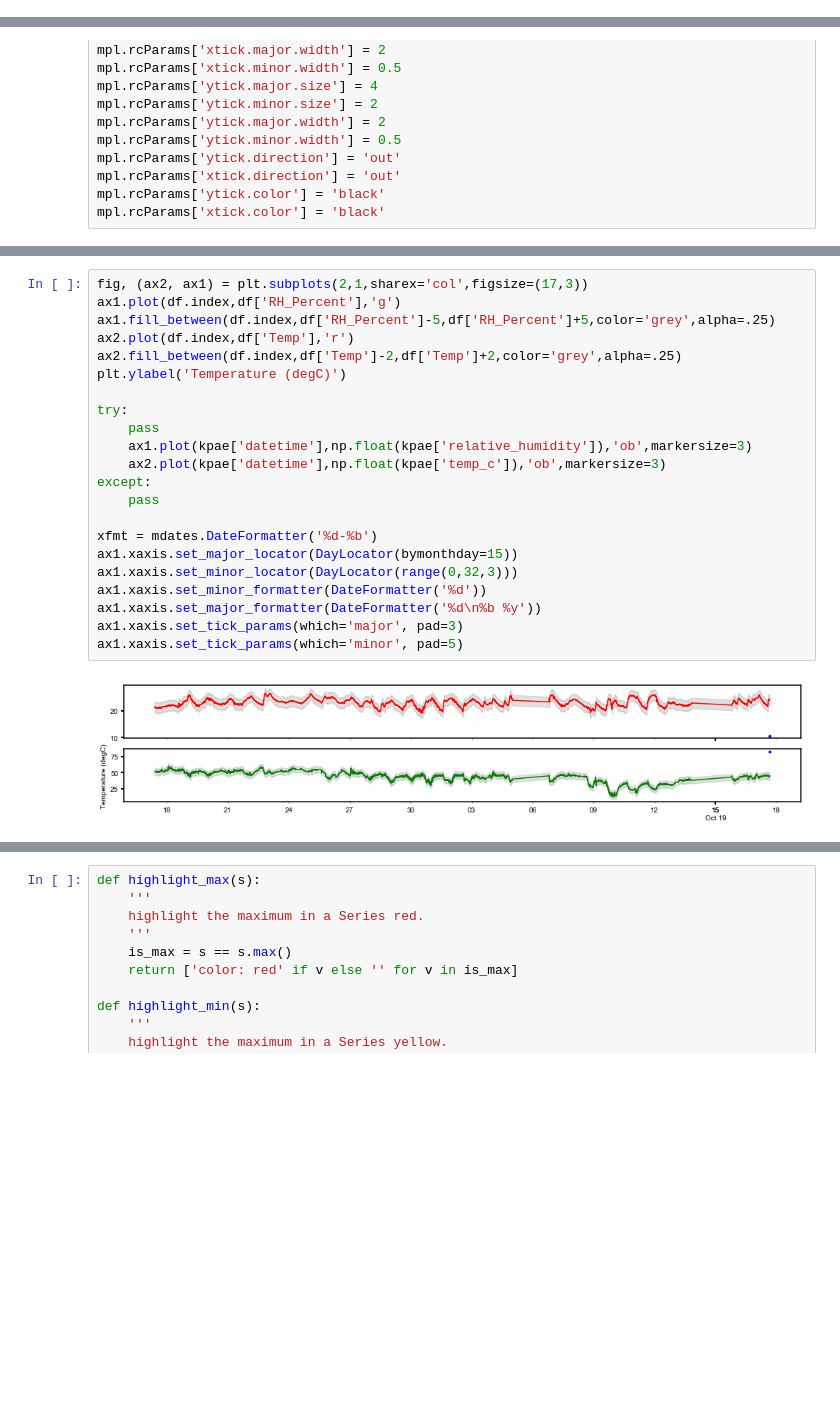
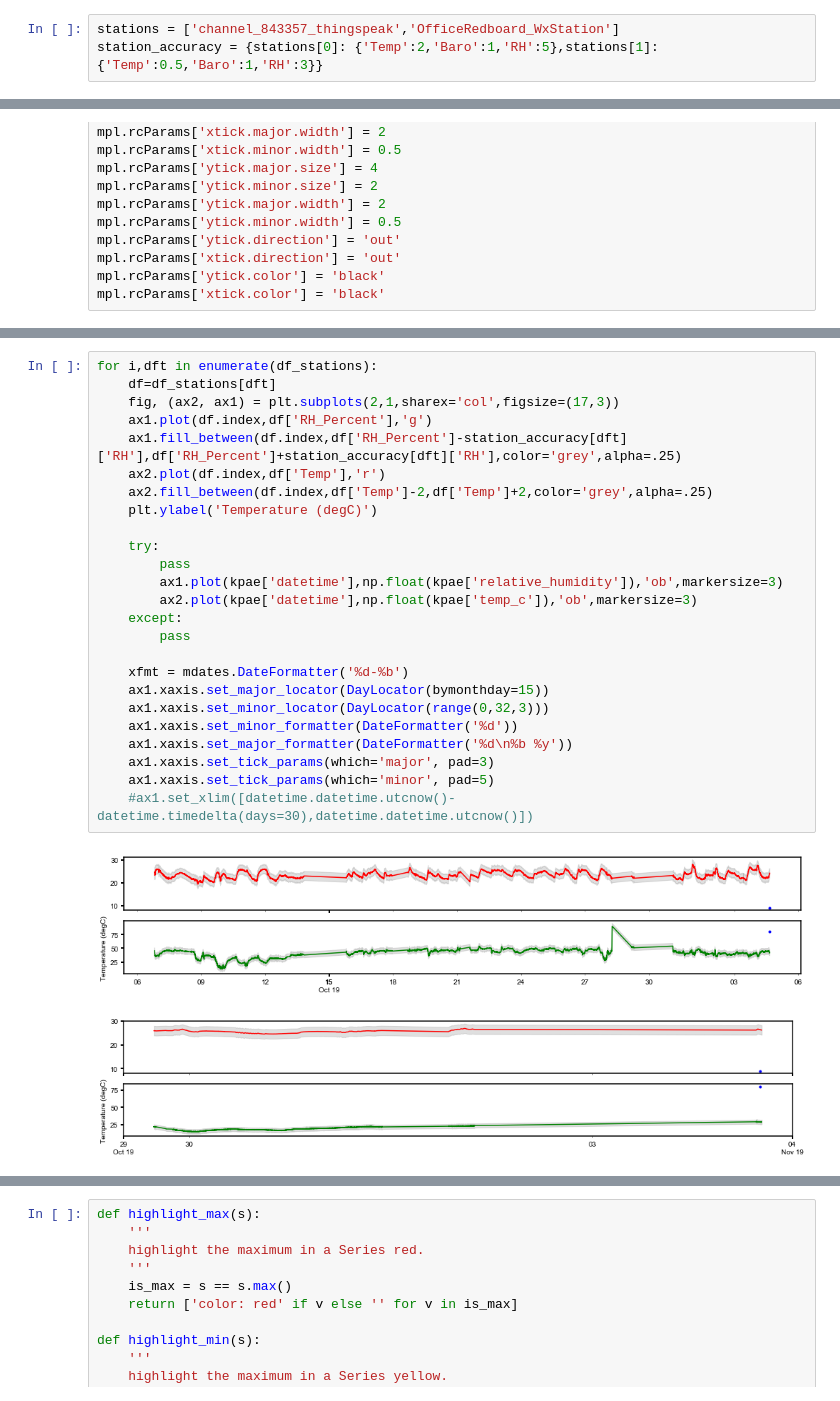
Before and after one commit to NOAA-PMEL/EcoFOCI_Jupyter_Notebooks, a Jupyter notebook: ThingSpeak_Wx/ArduinoTest.ipynb, the cells around one changed output, grey strips where cells are left out. Drawn from its saved outputs; the diff is of its cells as text; blank space fills up the shorter version.

```diff
--- a/ThingSpeak_Wx/ArduinoTest.ipynb
+++ b/ThingSpeak_Wx/ArduinoTest.ipynb
@@ -23,3 +32,6 @@ Last run 2019-10-17 09:38:21.857964
+# %%
+stations = ['channel_843357_thingspeak','OfficeRedboard_WxStation']
+station_accuracy = {stations[0]: {'Temp':2,'Baro':1,'RH':5},stations[1]: {'Temp':0.5,'Baro':1,'RH':3}}
 # %%
 from erddapy import ERDDAP
 import pandas as pd
@@ -179,25 +205,29 @@ Average difference between two sensors for last two days: -0.48468132687290166
 # %%
-fig, (ax2, ax1) = plt.subplots(2,1,sharex='col',figsize=(17,3))
-ax1.plot(df.index,df['RH_Percent'],'g')
-ax1.fill_between(df.index,df['RH_Percent']-5,df['RH_Percent']+5,color='grey',alpha=.25)
-ax2.plot(df.index,df['Temp'],'r')
-ax2.fill_between(df.index,df['Temp']-2,df['Temp']+2,color='grey',alpha=.25)
-plt.ylabel('Temperature (degC)')
+for i,dft in enumerate(df_stations):
+    df=df_stations[dft]
+    fig, (ax2, ax1) = plt.subplots(2,1,sharex='col',figsize=(17,3))
+    ax1.plot(df.index,df['RH_Percent'],'g')
+    ax1.fill_between(df.index,df['RH_Percent']-station_accuracy[dft]['RH'],df['RH_Percent']+station_accuracy[dft]['RH'],color='grey',alpha=.25)
+    ax2.plot(df.index,df['Temp'],'r')
+    ax2.fill_between(df.index,df['Temp']-2,df['Temp']+2,color='grey',alpha=.25)
+    plt.ylabel('Temperature (degC)')
 
-try:
-    pass
-    ax1.plot(kpae['datetime'],np.float(kpae['relative_humidity']),'ob',markersize=3)
-    ax2.plot(kpae['datetime'],np.float(kpae['temp_c']),'ob',markersize=3)
-except:
-    pass
+    try:
+        pass
+        ax1.plot(kpae['datetime'],np.float(kpae['relative_humidity']),'ob',markersize=3)
+        ax2.plot(kpae['datetime'],np.float(kpae['temp_c']),'ob',markersize=3)
+    except:
+        pass
 
-xfmt = mdates.DateFormatter('%d-%b')
-ax1.xaxis.set_major_locator(DayLocator(bymonthday=15))
-ax1.xaxis.set_minor_locator(DayLocator(range(0,32,3)))
-ax1.xaxis.set_minor_formatter(DateFormatter('%d'))
-ax1.xaxis.set_major_formatter(DateFormatter('%d\n%b %y'))
-ax1.xaxis.set_tick_params(which='major', pad=3)
-ax1.xaxis.set_tick_params(which='minor', pad=5)
+    xfmt = mdates.DateFormatter('%d-%b')
+    ax1.xaxis.set_major_locator(DayLocator(bymonthday=15))
+    ax1.xaxis.set_minor_locator(DayLocator(range(0,32,3)))
+    ax1.xaxis.set_minor_formatter(DateFormatter('%d'))
+    ax1.xaxis.set_major_formatter(DateFormatter('%d\n%b %y'))
+    ax1.xaxis.set_tick_params(which='major', pad=3)
+    ax1.xaxis.set_tick_params(which='minor', pad=5)
+    #ax1.set_xlim([datetime.datetime.utcnow()-datetime.timedelta(days=30),datetime.datetime.utcnow()])
 # %% [output]
-[figure, old version]
+[figure, new version]
+[figure, added]
 # %%
```
Also changed, not shown: parts of 12 cells of this notebook, 21 other files.
